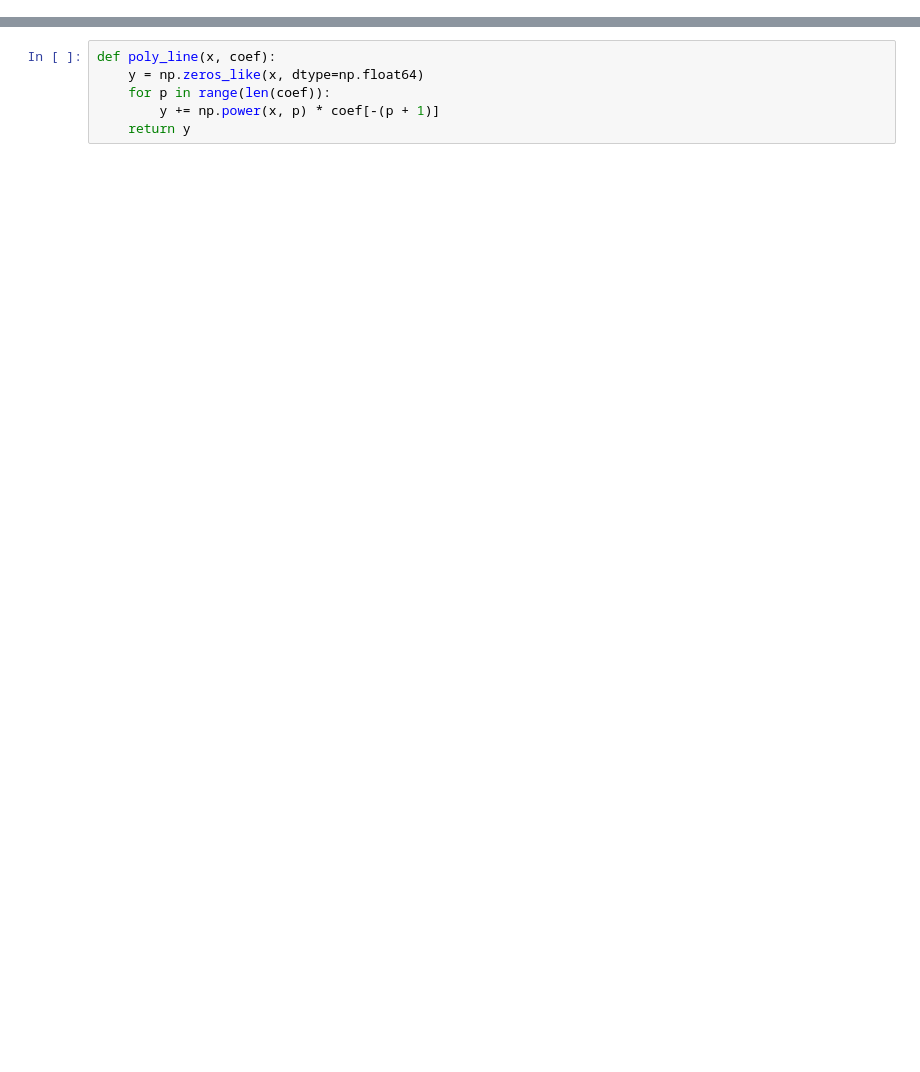
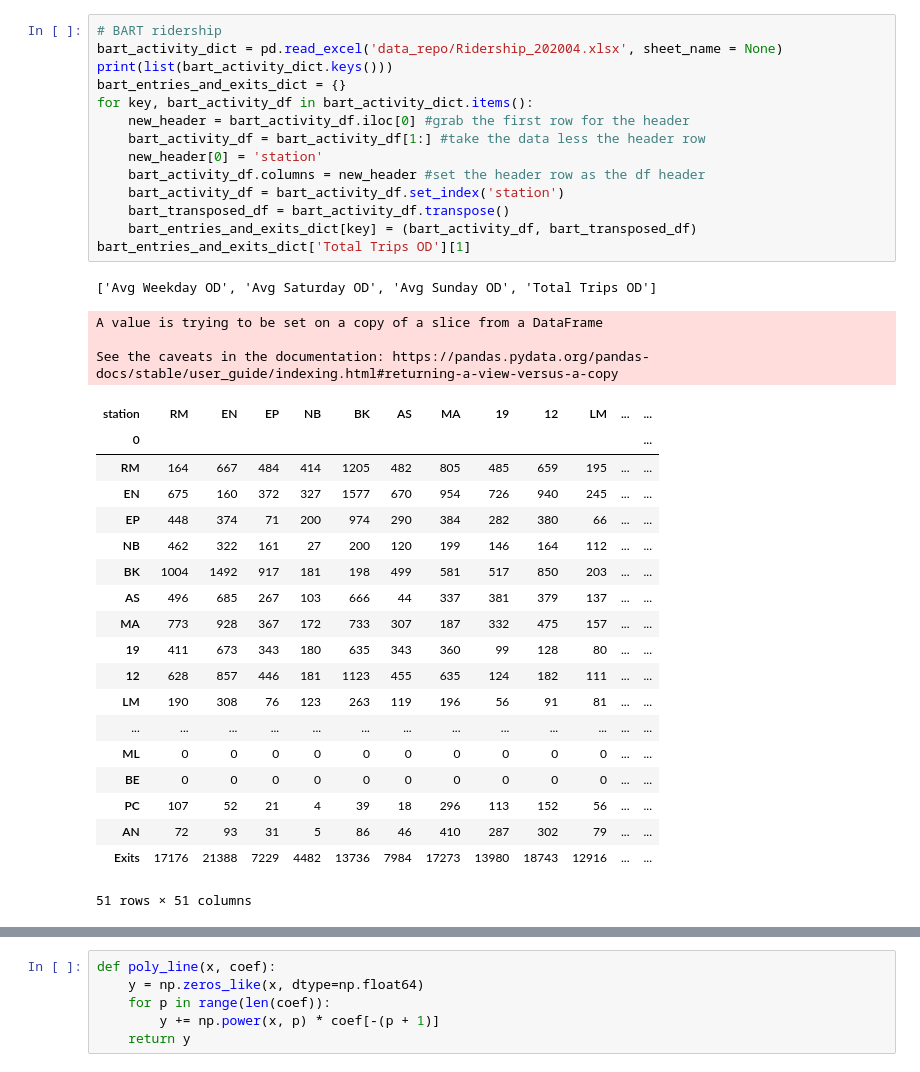
Before and after one commit to bkungfoo/covid19_models, a Jupyter notebook: alameda_cases_by_zip.ipynb, the cells around one changed output, grey strips where cells are left out. Drawn from its saved outputs; the diff is of its cells as text; blank space fills up the shorter version.

```diff
--- a/alameda_cases_by_zip.ipynb
+++ b/alameda_cases_by_zip.ipynb
@@ -21,0 +190,38 @@ from modeling import dataproc, optimizer, sir_model
+# %%
+# BART ridership
+bart_activity_dict = pd.read_excel('data_repo/Ridership_202004.xlsx', sheet_name = None)
+print(list(bart_activity_dict.keys()))
+bart_entries_and_exits_dict = {}
+for key, bart_activity_df in bart_activity_dict.items():
+    new_header = bart_activity_df.iloc[0] #grab the first row for the header
+    bart_activity_df = bart_activity_df[1:] #take the data less the header row
+    new_header[0] = 'station'
+    bart_activity_df.columns = new_header #set the header row as the df header
+    bart_activity_df = bart_activity_df.set_index('station')
+    bart_transposed_df = bart_activity_df.transpose()
+    bart_entries_and_exits_dict[key] = (bart_activity_df, bart_transposed_df)
+bart_entries_and_exits_dict['Total Trips OD'][1]
+# %% [output]
+['Avg Weekday OD', 'Avg Saturday OD', 'Avg Sunday OD', 'Total Trips OD']
+A value is trying to be set on a copy of a slice from a DataFrame
+
+See the caveats in the documentation: https://pandas.pydata.org/pandas-docs/stable/user_guide/indexing.html#returning-a-view-versus-a-copy
+| station | RM | EN | EP | NB | BK | AS | MA | 19 | 12 | LM | ... | ... |
+| 0 |  |  |  |  |  |  |  |  |  |  |  | ... |
+| RM | 164 | 667 | 484 | 414 | 1205 | 482 | 805 | 485 | 659 | 195 | ... | ... |
+| EN | 675 | 160 | 372 | 327 | 1577 | 670 | 954 | 726 | 940 | 245 | ... | ... |
+| EP | 448 | 374 | 71 | 200 | 974 | 290 | 384 | 282 | 380 | 66 | ... | ... |
+| NB | 462 | 322 | 161 | 27 | 200 | 120 | 199 | 146 | 164 | 112 | ... | ... |
+| BK | 1004 | 1492 | 917 | 181 | 198 | 499 | 581 | 517 | 850 | 203 | ... | ... |
+| AS | 496 | 685 | 267 | 103 | 666 | 44 | 337 | 381 | 379 | 137 | ... | ... |
+| MA | 773 | 928 | 367 | 172 | 733 | 307 | 187 | 332 | 475 | 157 | ... | ... |
+| 19 | 411 | 673 | 343 | 180 | 635 | 343 | 360 | 99 | 128 | 80 | ... | ... |
+| 12 | 628 | 857 | 446 | 181 | 1123 | 455 | 635 | 124 | 182 | 111 | ... | ... |
+| LM | 190 | 308 | 76 | 123 | 263 | 119 | 196 | 56 | 91 | 81 | ... | ... |
+| ... | ... | ... | ... | ... | ... | ... | ... | ... | ... | ... | ... | ... |
+| ML | 0 | 0 | 0 | 0 | 0 | 0 | 0 | 0 | 0 | 0 | ... | ... |
+| BE | 0 | 0 | 0 | 0 | 0 | 0 | 0 | 0 | 0 | 0 | ... | ... |
+| PC | 107 | 52 | 21 | 4 | 39 | 18 | 296 | 113 | 152 | 56 | ... | ... |
+| AN | 72 | 93 | 31 | 5 | 86 | 46 | 410 | 287 | 302 | 79 | ... | ... |
+| Exits | 17176 | 21388 | 7229 | 4482 | 13736 | 7984 | 17273 | 13980 | 18743 | 12916 | ... | ... |
+51 rows × 51 columns
```
Also changed, not shown: parts of 31 cells of this notebook, 24 other files.
